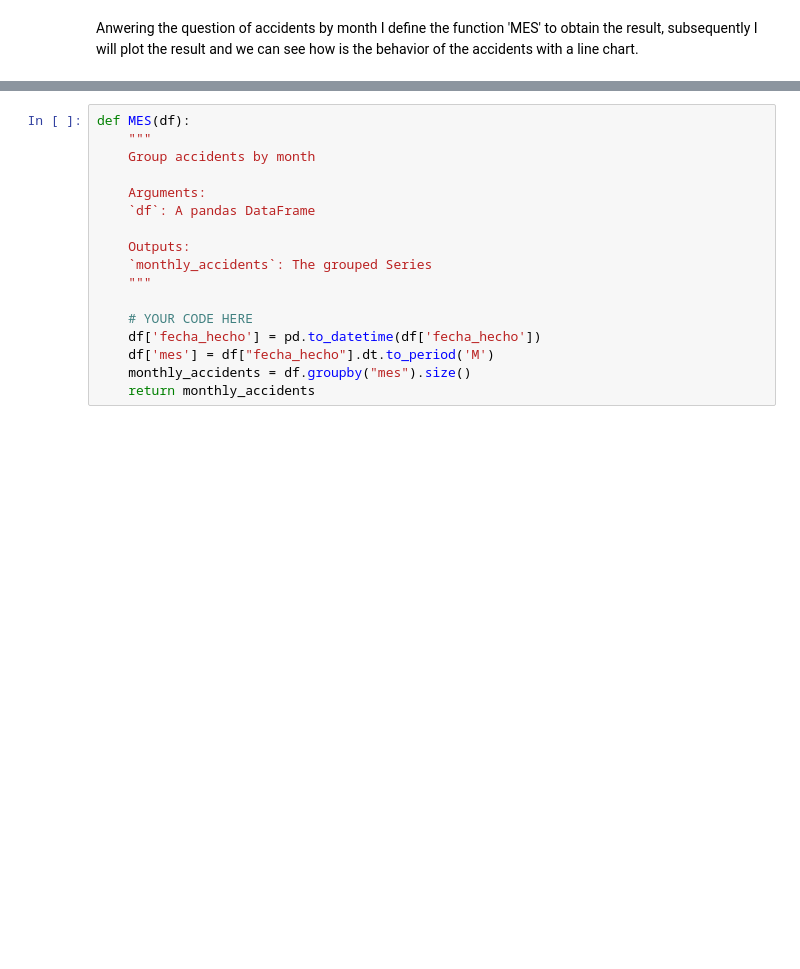
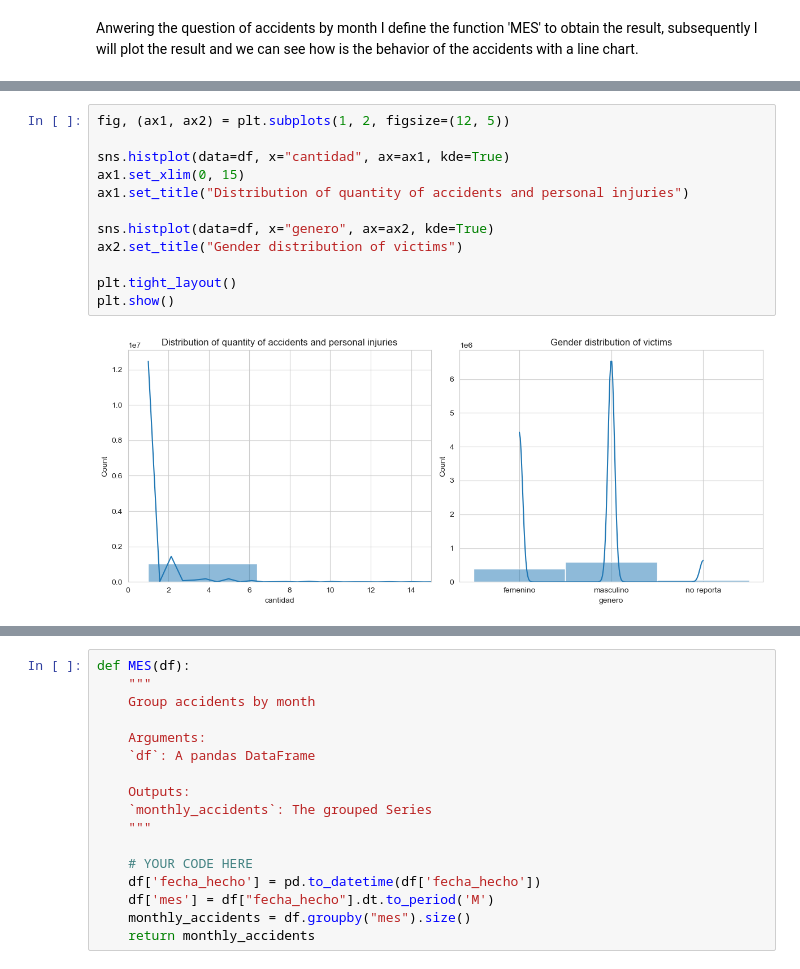
Before and after one commit to luifer991/colombian_accidents_data_analysis, a Jupyter notebook: colombian_acc.ipynb, the cells around one changed output, grey strips where cells are left out. Saved outputs shown, nothing was run; the diff lists cells and outputs as text; blank space fills up the shorter version.

```diff
--- a/colombian_acc.ipynb
+++ b/colombian_acc.ipynb
@@ -380,0 +370,14 @@ Anwering the question of accidents by month  I define the function 'MES' to obta
+# %%
+fig, (ax1, ax2) = plt.subplots(1, 2, figsize=(12, 5))
+
+sns.histplot(data=df, x="cantidad", ax=ax1, kde=True)
+ax1.set_xlim(0, 15)
+ax1.set_title("Distribution of quantity of accidents and personal injuries")
+
+sns.histplot(data=df, x="genero", ax=ax2, kde=True)
+ax2.set_title("Gender distribution of victims")
+
+plt.tight_layout()
+plt.show()
+# %% [output]
+[figure, added]
```
Also changed, not shown: parts of 37 cells of this notebook.
